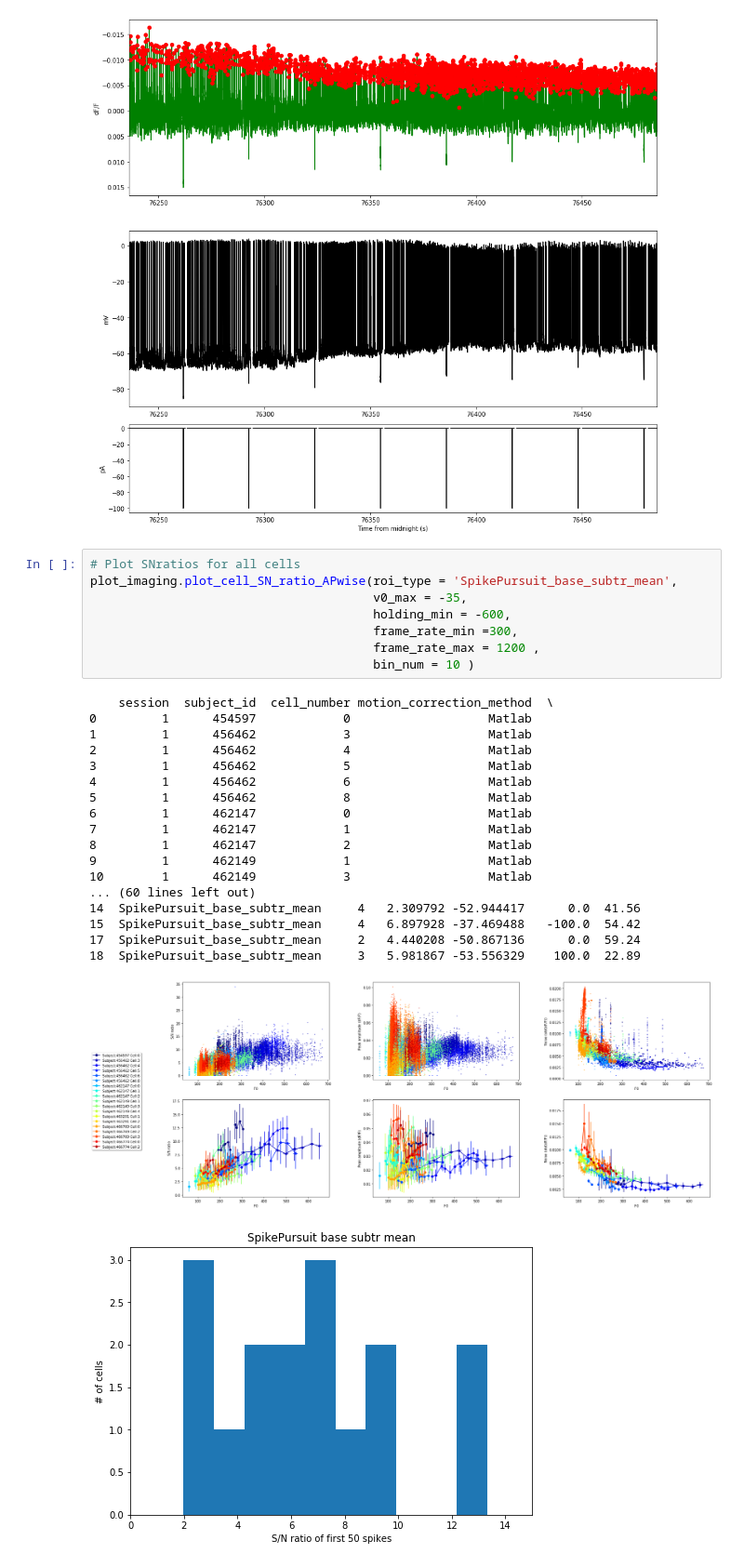
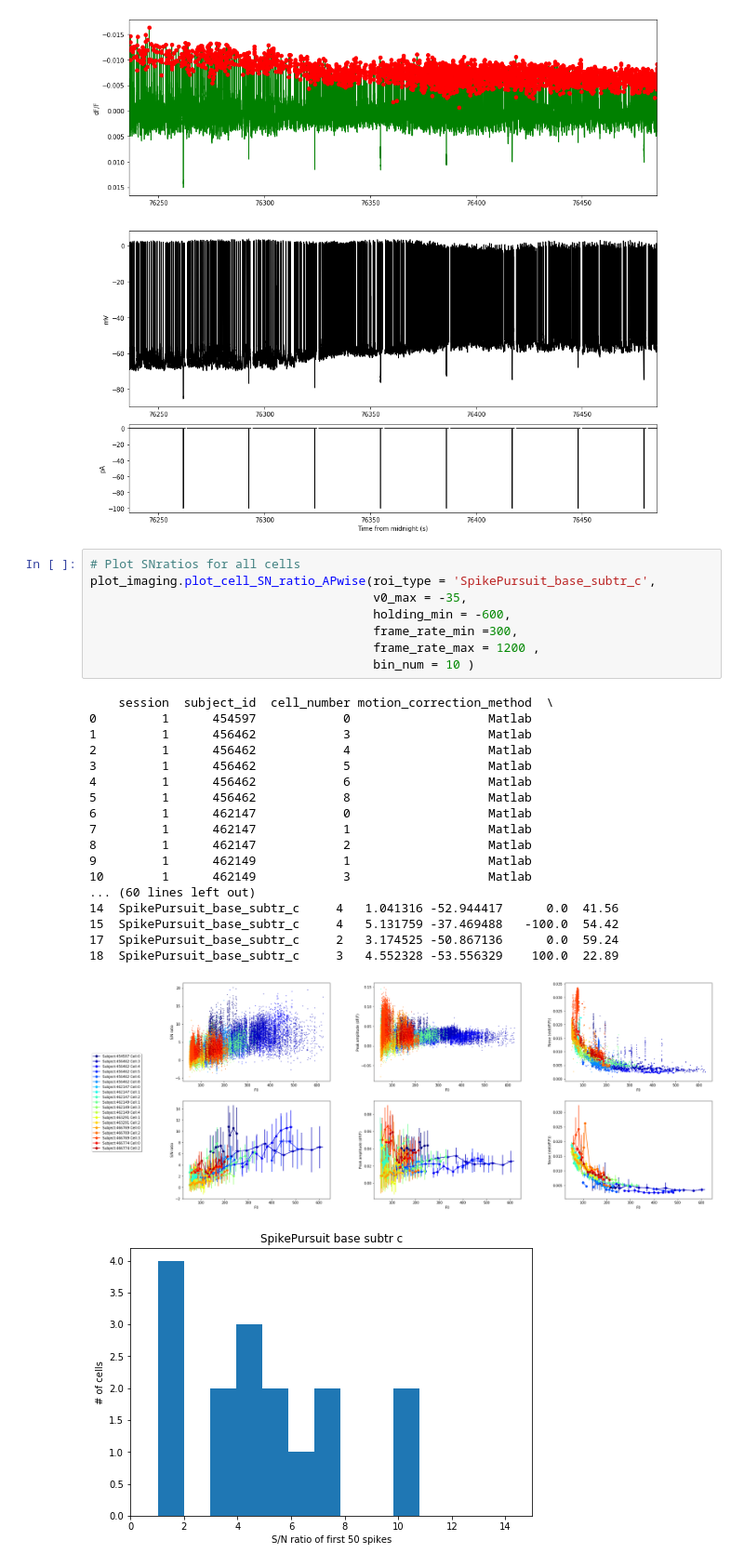
Before and after one commit to rozmar/DataPipeline, a Jupyter notebook: voltageimaging/voltage_imaging_ground_truth_examples.ipynb, the cells around one changed output. Shown: that part at 93% size. Drawn from its saved outputs; the diff is of its cells as text.

Commit message:
background subtracted  displayed

```diff
--- a/voltageimaging/voltage_imaging_ground_truth_examples.ipynb
+++ b/voltageimaging/voltage_imaging_ground_truth_examples.ipynb
@@ -201,29 +201,29 @@ ax_ephys_stim.set_xlim([frametimes[0],frametimes[-1]])
 [figure]
 # %%
 # Plot SNratios for all cells
-plot_imaging.plot_cell_SN_ratio_APwise(roi_type = 'SpikePursuit_base_subtr_mean',
+plot_imaging.plot_cell_SN_ratio_APwise(roi_type = 'SpikePursuit_base_subtr_c',
                                        v0_max = -35,
                                        holding_min = -600,
                                        frame_rate_min =300,
                                        frame_rate_max = 1200 ,
                                        bin_num = 10 )
 # %% [output]
     session  subject_id  cell_number motion_correction_method  \
 0         1      454597            0                   Matlab
 1         1      456462            3                   Matlab
 2         1      456462            4                   Matlab
 3         1      456462            5                   Matlab
 4         1      456462            6                   Matlab
 5         1      456462            8                   Matlab
 6         1      462147            0                   Matlab
 7         1      462147            1                   Matlab
 8         1      462147            2                   Matlab
 9         1      462149            1                   Matlab
 10        1      462149            3                   Matlab
 ... (60 lines left out)
-14  SpikePursuit_base_subtr_mean     4   2.309792 -52.944417      0.0  41.56
-15  SpikePursuit_base_subtr_mean     4   6.897928 -37.469488   -100.0  54.42
-17  SpikePursuit_base_subtr_mean     2   4.440208 -50.867136      0.0  59.24
-18  SpikePursuit_base_subtr_mean     3   5.981867 -53.556329    100.0  22.89
+14  SpikePursuit_base_subtr_c     4   1.041316 -52.944417      0.0  41.56
+15  SpikePursuit_base_subtr_c     4   5.131759 -37.469488   -100.0  54.42
+17  SpikePursuit_base_subtr_c     2   3.174525 -50.867136      0.0  59.24
+18  SpikePursuit_base_subtr_c     3   4.552328 -53.556329    100.0  22.89
-[figure, old version]
+[figure, new version]
-[figure, old version]
+[figure, new version]
```
